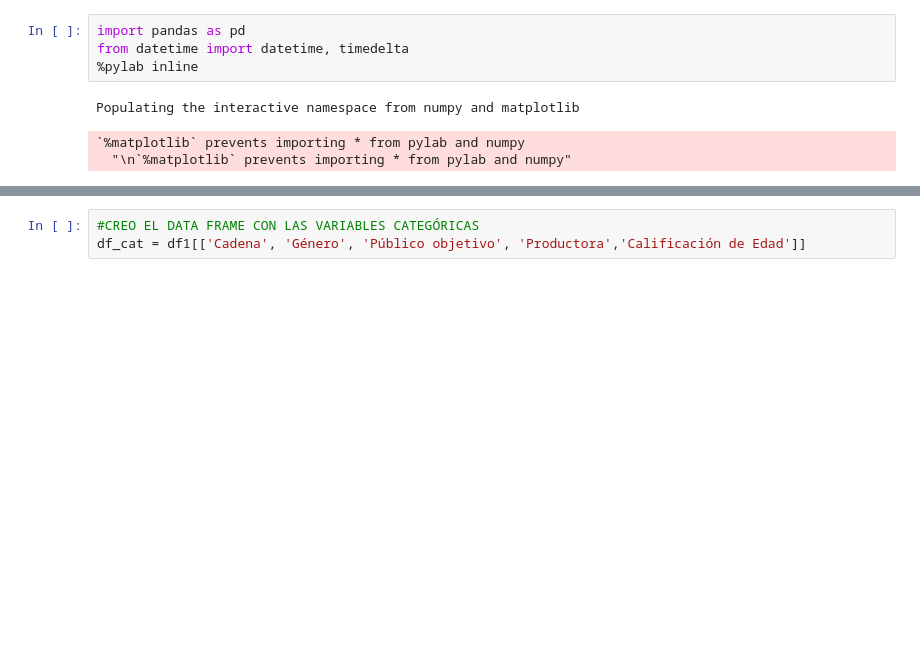
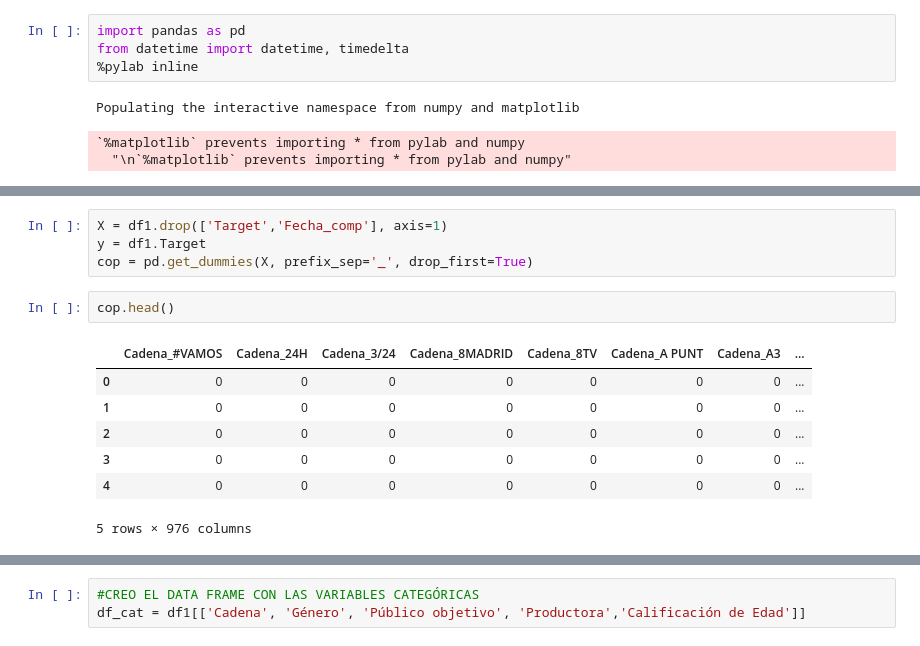
Before and after one commit to JavierCasadoAguinaga/TFM-Javier_Casado, a Jupyter notebook: prueba-------------------------TFM_JAV_CAS_AUDIENCIA.ipynb, the cells around one changed output, grey strips where cells are left out. Drawn from its saved outputs; the diff is of its cells as text; blank space fills up the shorter version.

```diff
--- a/prueba-------------------------TFM_JAV_CAS_AUDIENCIA.ipynb
+++ b/prueba-------------------------TFM_JAV_CAS_AUDIENCIA.ipynb
@@ -155,0 +96,14 @@ df1.head(5)
+# %%
+X = df1.drop(['Target','Fecha_comp'], axis=1)
+y = df1.Target
+cop = pd.get_dummies(X, prefix_sep='_', drop_first=True)
+# %%
+cop.head()
+# %% [output]
+|  | Cadena_#VAMOS | Cadena_24H | Cadena_3/24 | Cadena_8MADRID | Cadena_8TV | Cadena_A PUNT | Cadena_A3 | ... |
+| 0 | 0 | 0 | 0 | 0 | 0 | 0 | 0 | ... |
+| 1 | 0 | 0 | 0 | 0 | 0 | 0 | 0 | ... |
+| 2 | 0 | 0 | 0 | 0 | 0 | 0 | 0 | ... |
+| 3 | 0 | 0 | 0 | 0 | 0 | 0 | 0 | ... |
+| 4 | 0 | 0 | 0 | 0 | 0 | 0 | 0 | ... |
+5 rows × 976 columns
```
Also changed, not shown: parts of 46 cells of this notebook.
